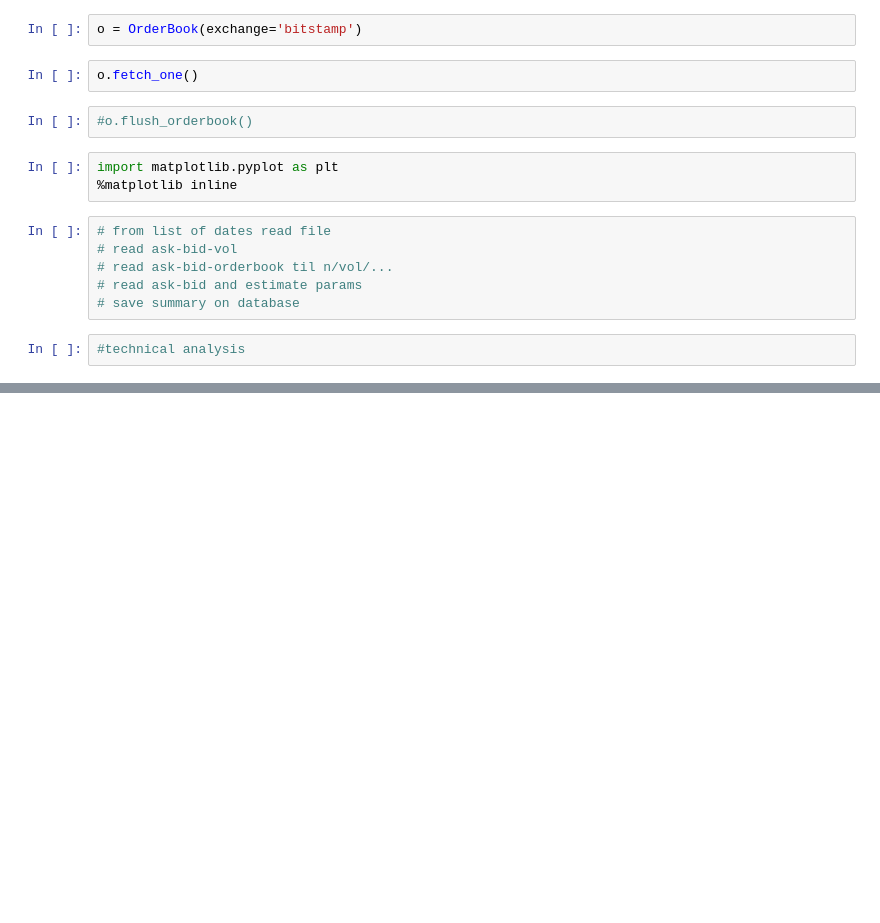
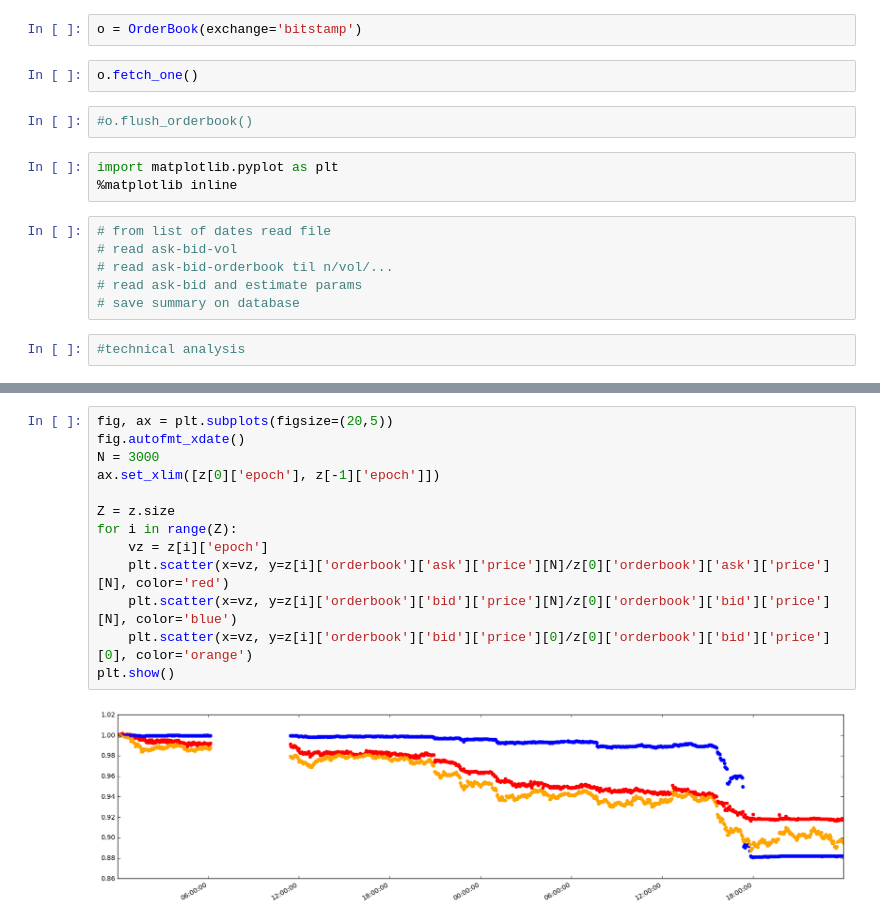
Before and after one commit to nullhack/crypto-utils, a Jupyter notebook: dev.ipynb, the cells around one changed output, grey strips where cells are left out. Cells and saved outputs as stored; diff of their text form; blank space fills up the shorter version.

```diff
--- a/dev.ipynb
+++ b/dev.ipynb
@@ -141,0 +187,15 @@ plt.legend()
+# %%
+fig, ax = plt.subplots(figsize=(20,5))
+fig.autofmt_xdate()
+N = 3000
+ax.set_xlim([z[0]['epoch'], z[-1]['epoch']])
+
+Z = z.size
+for i in range(Z):
+    vz = z[i]['epoch']
+    plt.scatter(x=vz, y=z[i]['orderbook']['ask']['price'][N]/z[0]['orderbook']['ask']['price'][N], color='red')
+    plt.scatter(x=vz, y=z[i]['orderbook']['bid']['price'][N]/z[0]['orderbook']['bid']['price'][N], color='blue')
+    plt.scatter(x=vz, y=z[i]['orderbook']['bid']['price'][0]/z[0]['orderbook']['bid']['price'][0], color='orange')
+plt.show()
+# %% [output]
+[figure, added]
```
Also changed, not shown: parts of 9 cells of this notebook.
